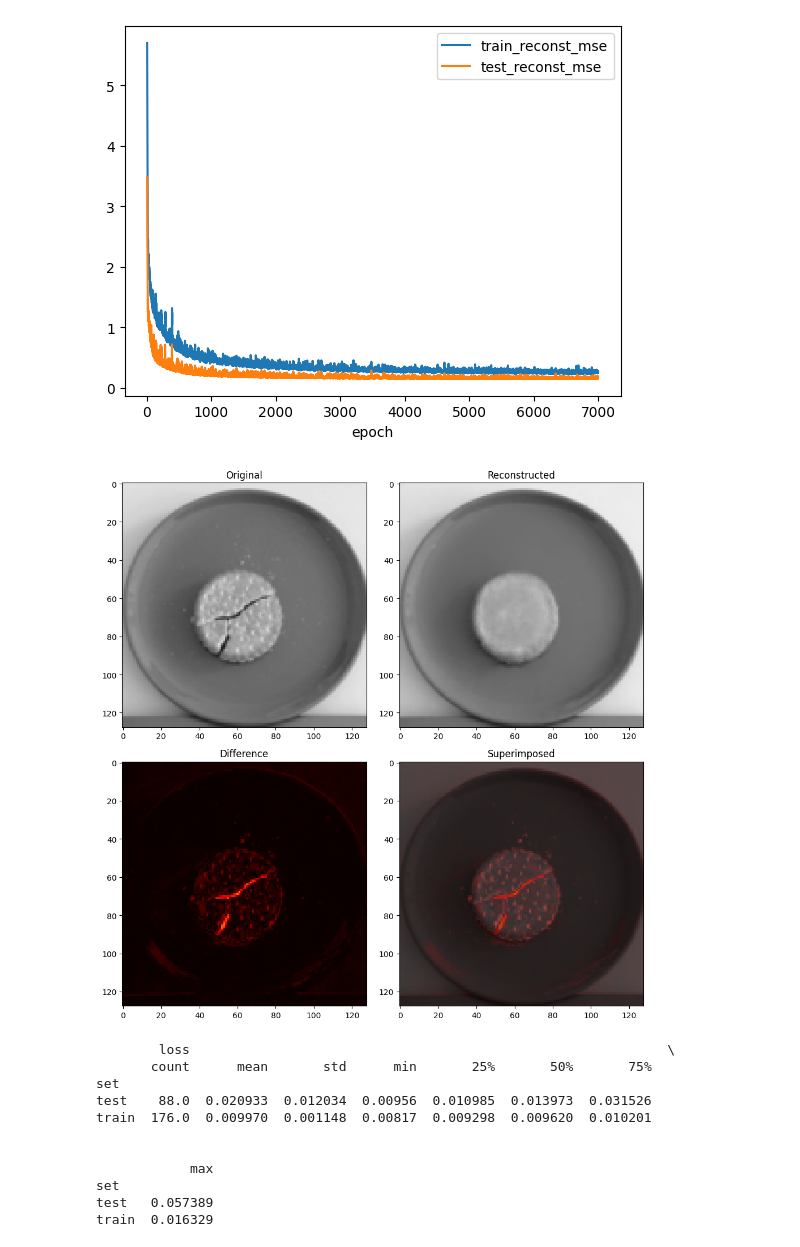
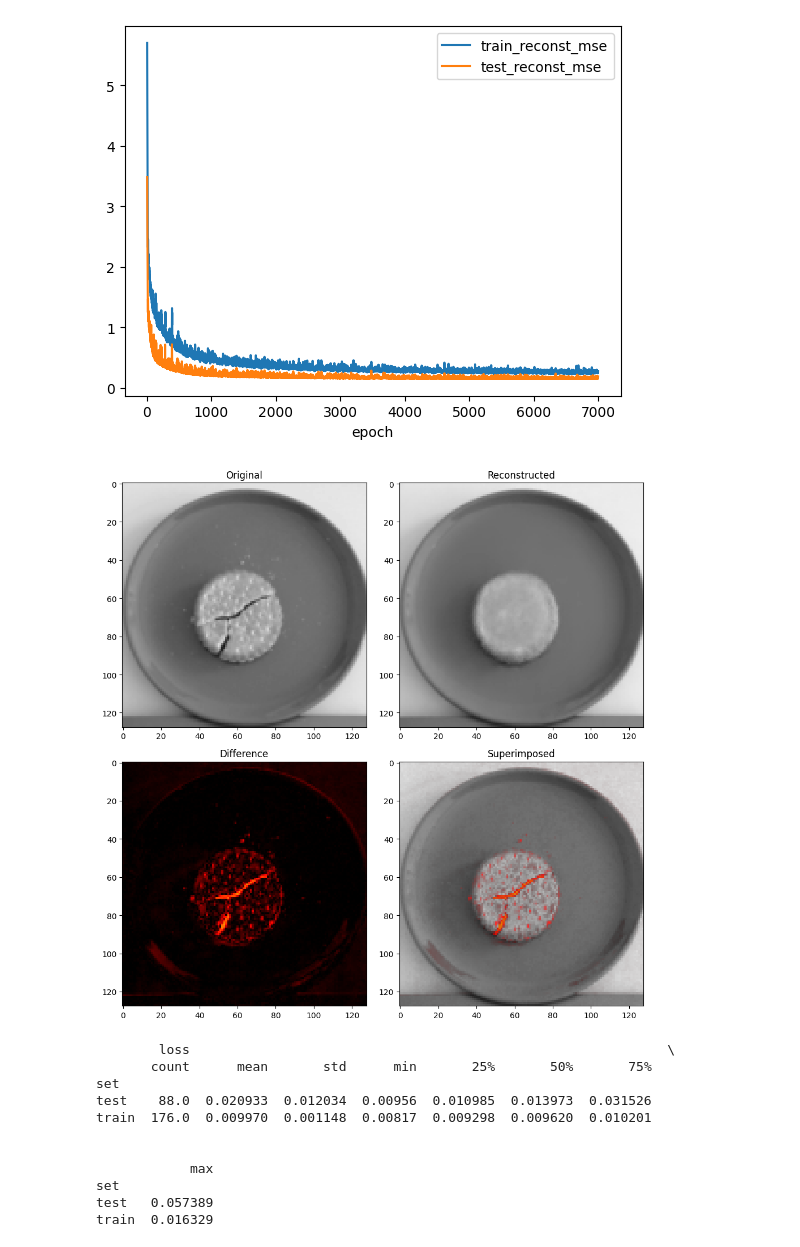
Before and after one commit to es-ude/anomaly-detection-demo, a Jupyter notebook: notebooks/cookies/anomaly_detection.ipynb, the cells around one changed output. Drawn from its saved outputs; the diff is of its cells as text; code cells hidden in the pictures.

Commit message:
use custom heatmap

```diff
--- a/notebooks/cookies/anomaly_detection.ipynb
+++ b/notebooks/cookies/anomaly_detection.ipynb
@@ -44,23 +44,23 @@ _ = model.eval()
 # %%
 img_original, _ = cast(torch.Tensor, ds_test[70])
 with torch.no_grad():
     img_reconstr = cast(torch.Tensor, model(img_original))
 
 img_diff = (img_original - img_reconstr).abs()
 
 fig, axs = plt.subplots(nrows=2, ncols=2, figsize=(10, 10), tight_layout=True)
 
-def plot_image(ax, img: torch.Tensor, title: str, cmap: str, alpha=1) -> None:
+def plot_image(ax, img: torch.Tensor, title: str, cmap: Any, alpha=1) -> None:
     ax.imshow(img.movedim(0, -1), cmap=cmap, vmin=0, vmax=1, alpha=alpha)
     ax.set_title(title)
 
 plot_image(axs[0, 0], img_original, title="Original", cmap="gray")
 plot_image(axs[0, 1], img_reconstr, title="Reconstructed", cmap="gray")
-plot_image(axs[1, 0], img_diff, title="Difference", cmap="hot")
+plot_image(axs[1, 0], img_diff, title="Difference", cmap=hot_cmap())
 plot_image(axs[1, 1], img_original, title="", cmap="grey")
-plot_image(axs[1, 1], img_diff, title="Superimposed", cmap="hot", alpha=0.7)
+plot_image(axs[1, 1], img_diff, title="Superimposed", cmap=hot_cmap(use_alpha=True))
 # %% [output]
-[figure, old version]
+[figure, new version]
 # %%
 data: dict[str, Any] = {"set": [], "idx": [], "loss": [], "label": []}
 
```
Also changed, not shown: parts of 2 cells of this notebook, 2 other files.
